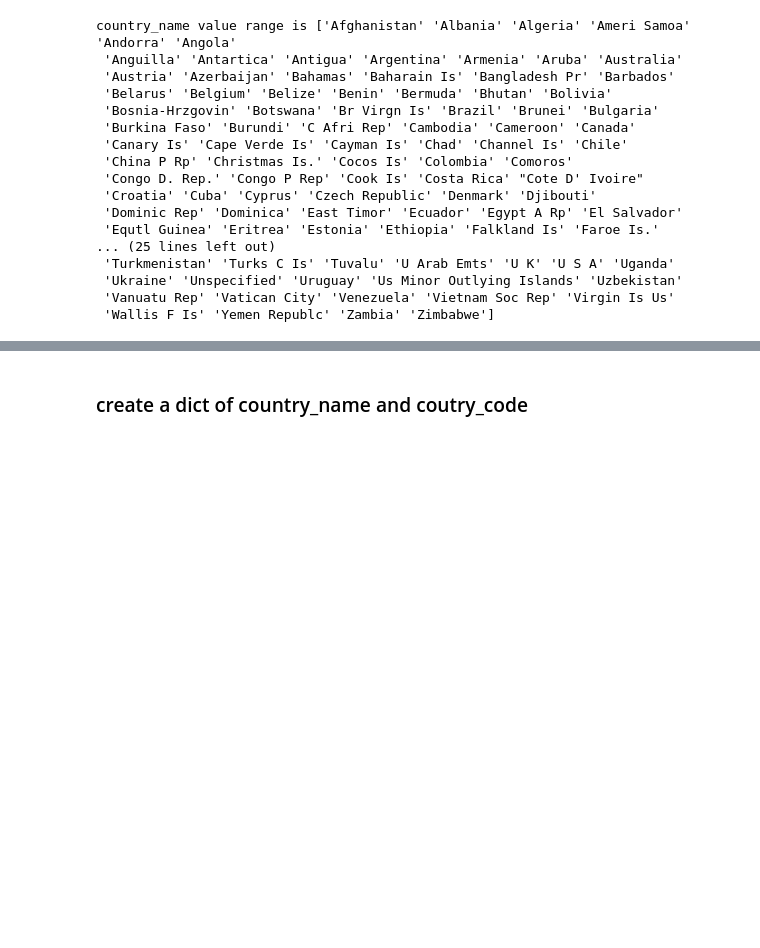
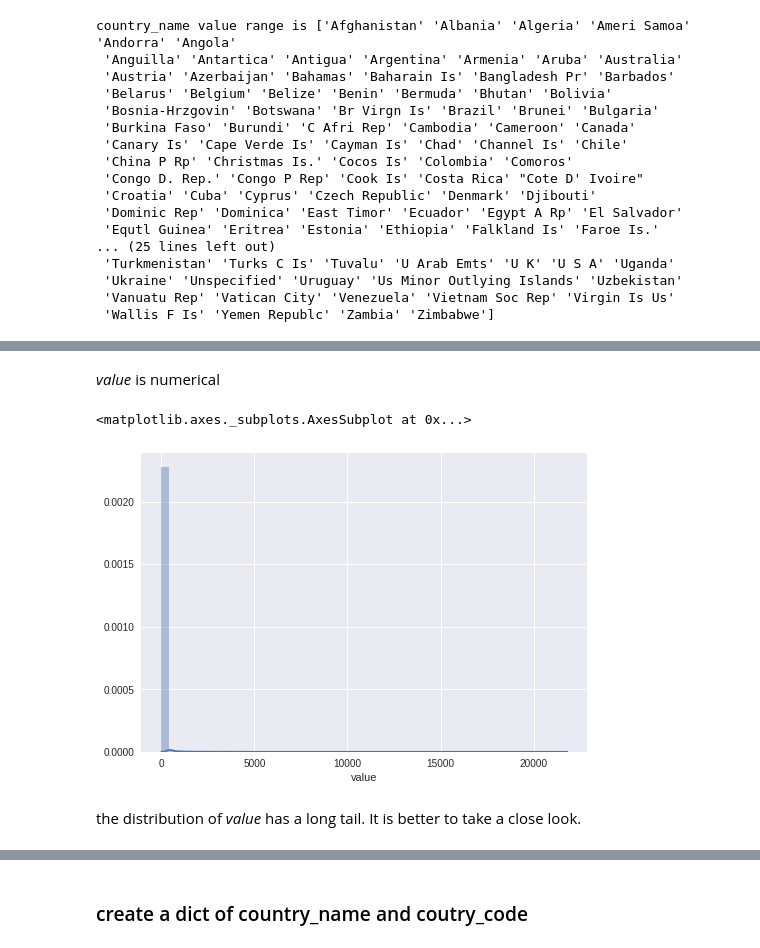
Before and after one commit to liam-august-h/for_kaggle, a Jupyter notebook: Import_and_Export_by_India_from_2014_to_2017/practice.ipynb, the cells around one changed output, grey strips where cells are left out. Cells and saved outputs as stored; diff of their text form; code cells hidden in the pictures; blank space fills up the shorter version.

```diff
--- a/Import_and_Export_by_India_from_2014_to_2017/practice.ipynb
+++ b/Import_and_Export_by_India_from_2014_to_2017/practice.ipynb
@@ -172,0 +226,9 @@ country_name value range is ['Afghanistan' 'Albania' 'Algeria' 'Ameri Samoa' 'An
+# %% [markdown]
+*value* is numerical
+# %%
+sns.distplot(data['value'])
+# %% [output]
+<matplotlib.axes._subplots.AxesSubplot at 0x...>
+[figure, added]
+# %% [markdown]
+the distribution of *value* has a long tail. It is better to take a close look.
```
Also changed, not shown: parts of 38 cells of this notebook.
